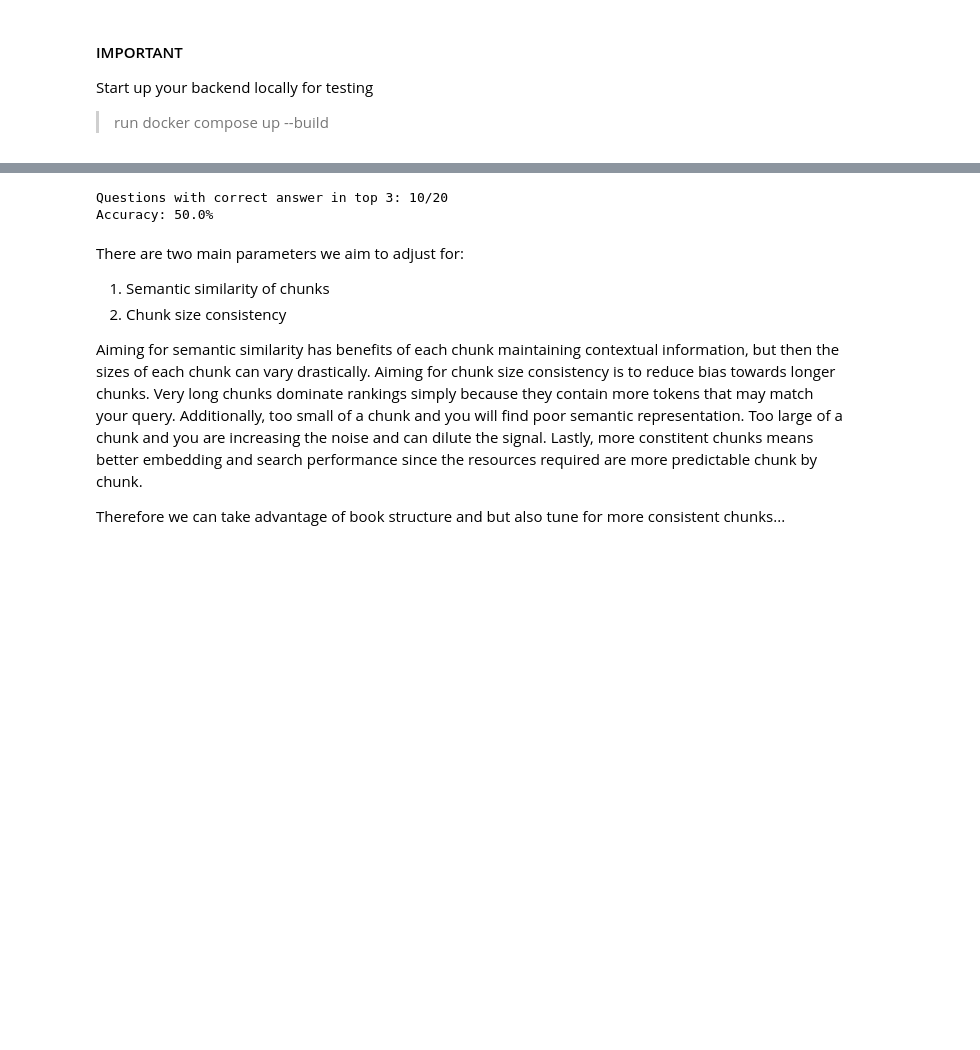
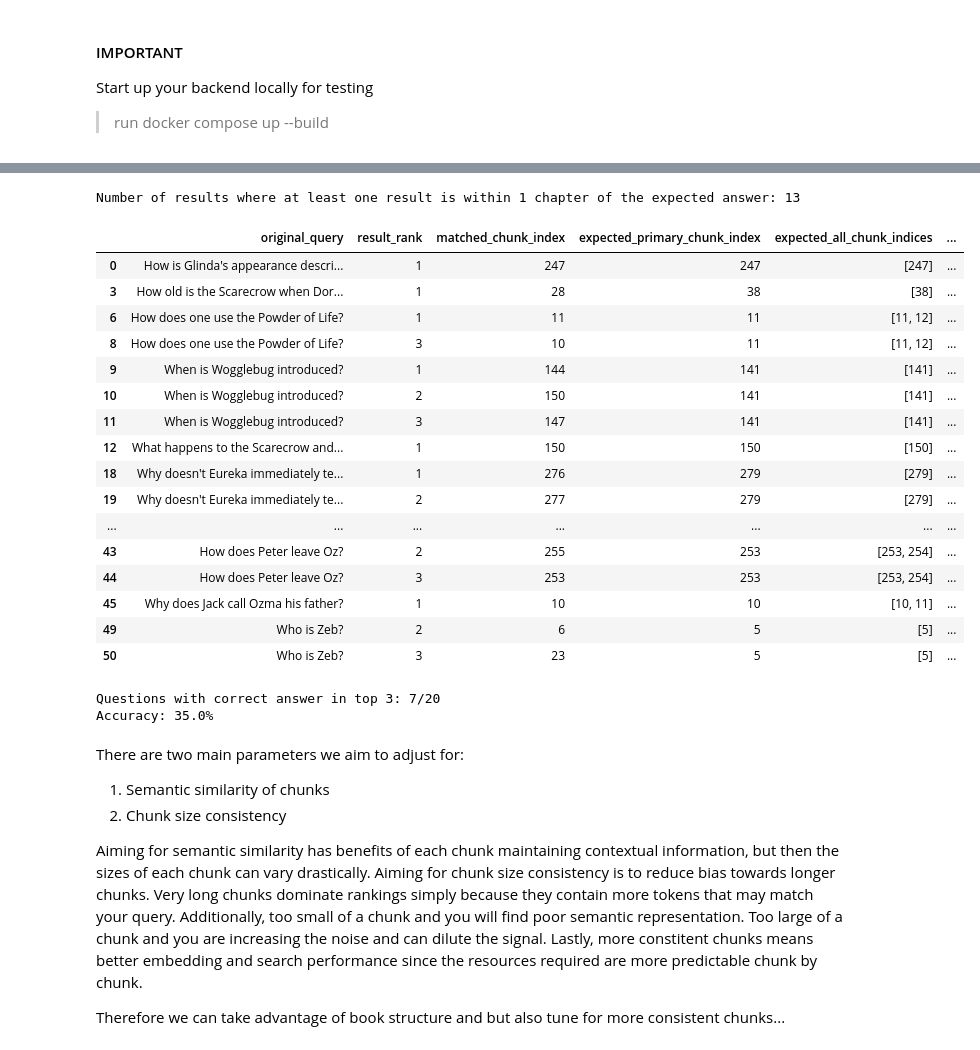
Before and after one commit to zymoncone/readiscoverers-backend, a Jupyter notebook: notebooks/chunking_param_combos.ipynb, the cells around one changed output, grey strips where cells are left out. Cells and saved outputs as stored; diff of their text form; code cells hidden in the pictures; blank space fills up the shorter version.

```diff
--- a/notebooks/chunking_param_combos.ipynb
+++ b/notebooks/chunking_param_combos.ipynb
@@ -440,7 +548,33 @@ results_df.head()
+# %%
+print("Number of results where at least one result is within 1 chapter of the expected answer:", results_df[
+    results_df['chapter_distance_from_expected'].apply(lambda x: isinstance(x, (int, float)) and x <= 1)
+]['question_number'].nunique())
+results_df[
+    results_df['chapter_distance_from_expected'].apply(lambda x: isinstance(x, (int, float)) and x <= 1)
+][['original_query', 'result_rank', 'matched_chunk_index', 'expected_primary_chunk_index', 'expected_all_chunk_indices', 'chapter_distance_from_expected']]
+# %% [output]
+Number of results where at least one result is within 1 chapter of the expected answer: 13
+|  | original_query | result_rank | matched_chunk_index | expected_primary_chunk_index | expected_all_chunk_indices | ... |
+| 0 | How is Glinda's appearance descri... | 1 | 247 | 247 | [247] | ... |
+| 3 | How old is the Scarecrow when Dor... | 1 | 28 | 38 | [38] | ... |
+| 6 | How does one use the Powder of Life? | 1 | 11 | 11 | [11, 12] | ... |
+| 8 | How does one use the Powder of Life? | 3 | 10 | 11 | [11, 12] | ... |
+| 9 | When is Wogglebug introduced? | 1 | 144 | 141 | [141] | ... |
+| 10 | When is Wogglebug introduced? | 2 | 150 | 141 | [141] | ... |
+| 11 | When is Wogglebug introduced? | 3 | 147 | 141 | [141] | ... |
+| 12 | What happens to the Scarecrow and... | 1 | 150 | 150 | [150] | ... |
+| 18 | Why doesn't Eureka immediately te... | 1 | 276 | 279 | [279] | ... |
+| 19 | Why doesn't Eureka immediately te... | 2 | 277 | 279 | [279] | ... |
+| ... | ... | ... | ... | ... | ... | ... |
+| 43 | How does Peter leave Oz? | 2 | 255 | 253 | [253, 254] | ... |
+| 44 | How does Peter leave Oz? | 3 | 253 | 253 | [253, 254] | ... |
+| 45 | Why does Jack call Ozma his father? | 1 | 10 | 10 | [10, 11] | ... |
+| 49 | Who is Zeb? | 2 | 6 | 5 | [5] | ... |
+| 50 | Who is Zeb? | 3 | 23 | 5 | [5] | ... |
 # %%
 # Count how many questions had at least one result with chunk_distance <= 2
 correct_questions = results_df[
-    results_df['chunk_distance_from_expected'].apply(lambda x: isinstance(x, (int, float)) and x <= 2)
+    results_df['chunk_distance_from_expected'].apply(lambda x: isinstance(x, (int, float)) and x <= 0)
 ]['question_number'].nunique()
 
 total_questions = results_df['question_number'].nunique()
@@ -449,8 +583,8 @@ print(f"Questions with correct answer in top 3: {correct_questions}/{total_quest
 print(f"Accuracy: {correct_questions/total_questions*100:.1f}%")
 # results_df[["original_query", "matched_book_title", "matched_chapter_title", "expected_chapter_title", "matched_chapter_number", "expected_chapter_number", "correct_chapter_found", "chapter_distance_from_expected", "matched_chunk_in_chapter_index", "exptected_chunk_in_chapter_index", "chunk_in_chap_distance_from_expected"]]
 # %% [output]
-Questions with correct answer in top 3: 10/20
-Accuracy: 50.0%
+Questions with correct answer in top 3: 7/20
+Accuracy: 35.0%
 # %% [markdown]
 There are two main parameters we aim to adjust for:
 1. Semantic similarity of chunks
```
Also changed, not shown: parts of 5 cells of this notebook.
